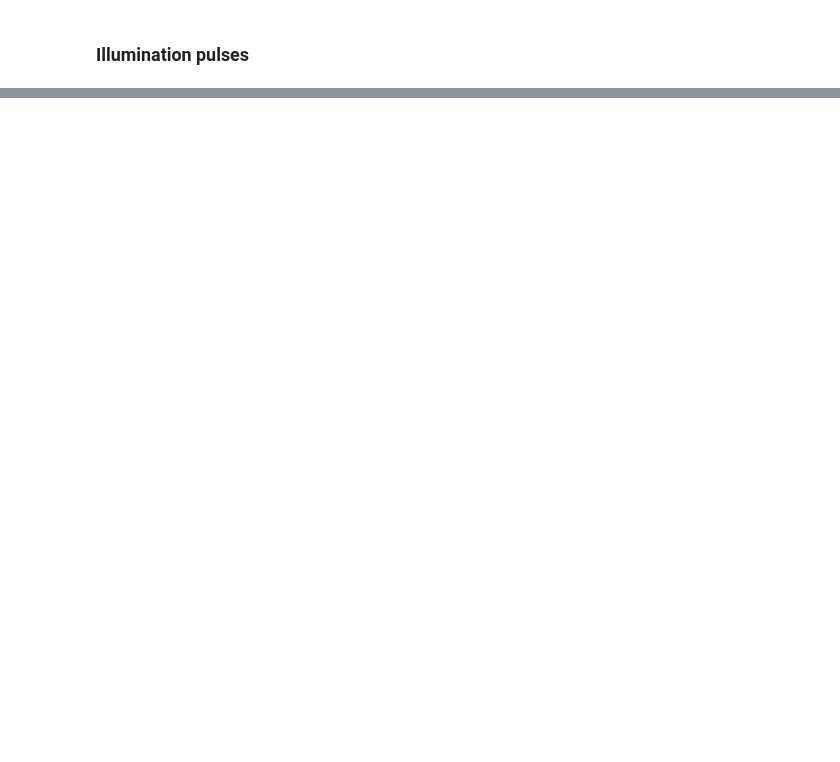
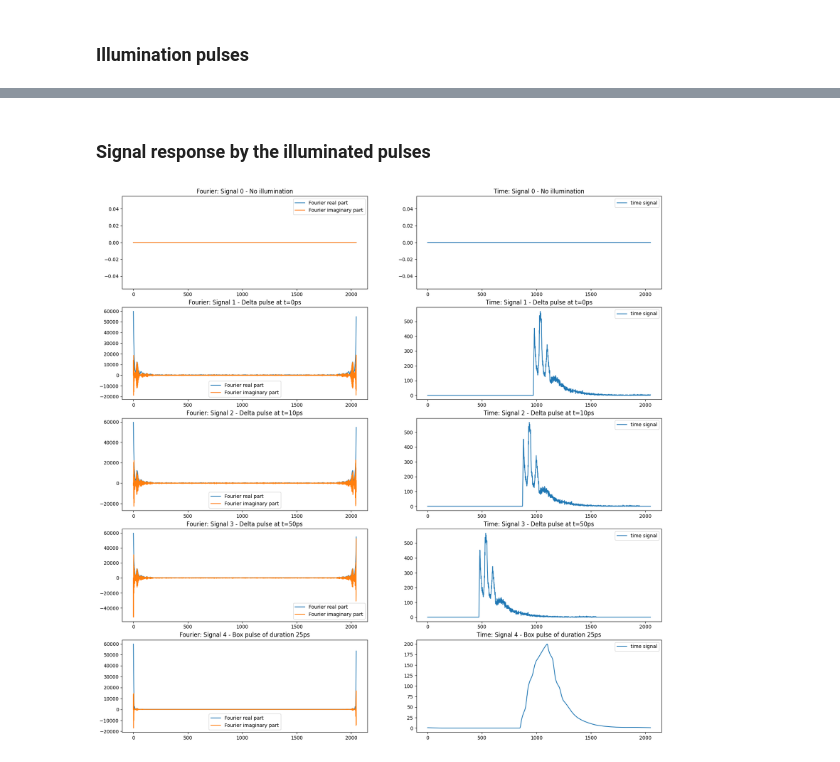
Before and after one commit to p-luesia/NLOS_dirac_not, a Jupyter notebook: experiments.ipynb, the cells around one changed output, grey strips where cells are left out. Drawn from its saved outputs; the diff is of its cells as text; code cells hidden in the pictures; blank space fills up the shorter version.

Commit message:
Translated to dirac notation

```diff
--- a/experiments.ipynb
+++ b/experiments.ipynb
@@ -81,0 +136,6 @@ The observations are in the Real measurement. To transform them into the quantum
+# %%
+observations = np.moveaxis(dirac.dagger(hat_T_nm), 0, -1)
+single_observation = np.moveaxis(dirac.dagger(hat_T_1m), 0, -1)
+
+sensor_illuminated = np.moveaxis(dirac.dagger(s_m), 0, -1)
+sensor_combined_illumination = np.moveaxis(dirac.dagger(s_m_combined_l), 0, -1)
@@ -177,0 +171,6 @@ plt.show()
+# %% [markdown]
+### Signal response by the illuminated pulses
+# %%
+plot_pair_fourier_time(observations[0], 'Signal', illumination_tag)
+# %% [output]
+[figure, added]
```
Also changed, not shown: parts of 46 cells of this notebook.
